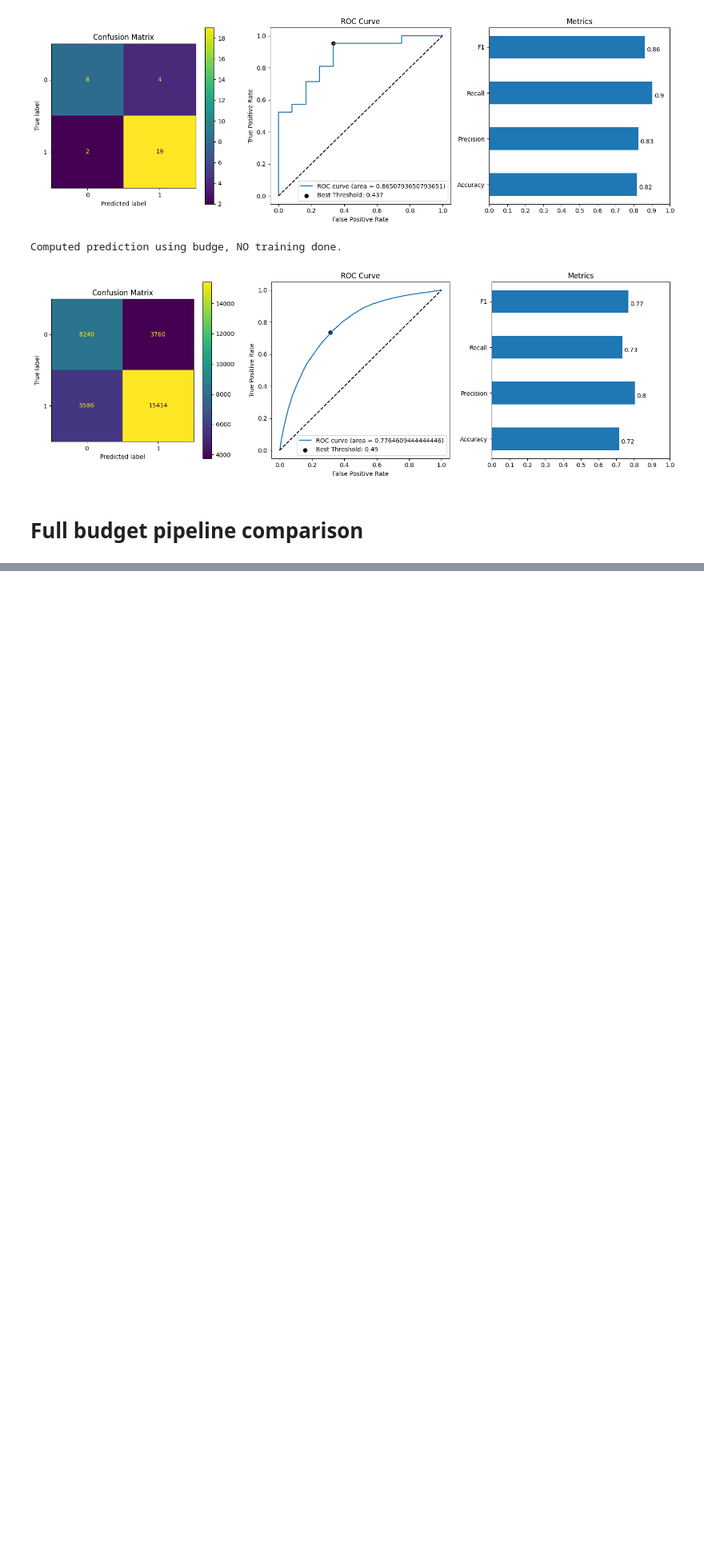
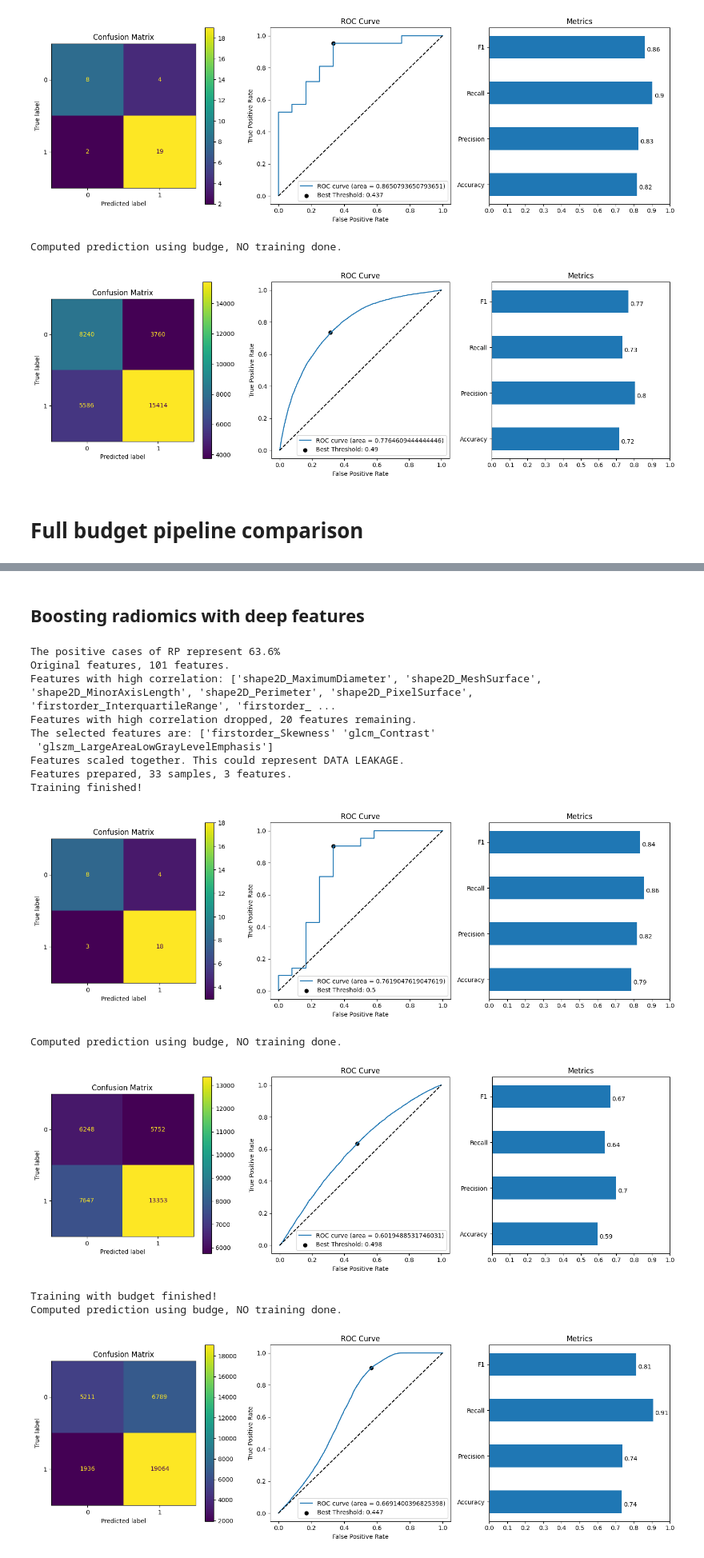
Before and after one commit to Likalto4/Added_value_feature_uncertainty, a Jupyter notebook: deep/machine_learning/trainig_pipeline.ipynb, the cells around one changed output, grey strips where cells are left out. Shown at 80% size. Cells and saved outputs as stored; diff of their text form; code cells hidden in the pictures; blank space fills up the shorter version.

```diff
--- a/deep/machine_learning/trainig_pipeline.ipynb
+++ b/deep/machine_learning/trainig_pipeline.ipynb
@@ -594,0 +642,42 @@ Computed prediction using budge, NO training done.
+# %% [markdown]
+## Boosting radiomics with deep features
+# %%
+# Input data
+receptor = 'RP'
+features = pd.read_csv(repo_path / 'data/features/pure_corrected/mean_features.csv', index_col=0)
+
+# prepare pipeline
+predictor = predictor_machine(feature_type='radiomics')
+predictor.set_receptor(receptor, show_distribution=True)
+
+# SVM
+pred = LogisticRegression(class_weight='balanced')
+parameters = {'penalty':['l2', 'l1'], 'C':[0.001, 0.01, 0.1, 1, 10], 'solver':['liblinear']}
+predictor.set_classifier(pred, parameters, verbose=0)
+
+predictor.prepare_features(features, show_info=True, scale_together=True, n_features=3, corr_threshold=0.90)
+predictor.train()
+roc_auc_ideal = predictor.compute_metrics(plot_metrics=True)
+pos_probabilities_trad = predictor.budget_inference()
+predictor.compute_metrics(plot_metrics=True)
+predictor.budget_training()
+# predictor.compute_metrics(plot_metrics=True)
+pos_probabilities_rob = predictor.budget_inference()
+predictor.compute_metrics(plot_metrics=True)
+predictor.box_plots_budget(pos_probabilities_trad, pos_probabilities_rob, roc_auc_ideal, show_pvalue=True)
+# %% [output]
+The positive cases of RP represent 63.6%
+Original features, 101 features.
+Features with high correlation: ['shape2D_MaximumDiameter', 'shape2D_MeshSurface', 'shape2D_MinorAxisLength', 'shape2D_Perimeter', 'shape2D_PixelSurface', 'firstorder_InterquartileRange', 'firstorder_ ...
+Features with high correlation dropped, 20 features remaining.
+The selected features are: ['firstorder_Skewness' 'glcm_Contrast'
+ 'glszm_LargeAreaLowGrayLevelEmphasis']
+Features scaled together. This could represent DATA LEAKAGE.
+Features prepared, 33 samples, 3 features.
+Training finished!
+[figure, added]
+Computed prediction using budge, NO training done.
+[figure, added]
+Training with budget finished!
+Computed prediction using budge, NO training done.
+[figure, added]
```
Also changed, not shown: parts of 6 cells of this notebook, 1 other file.
